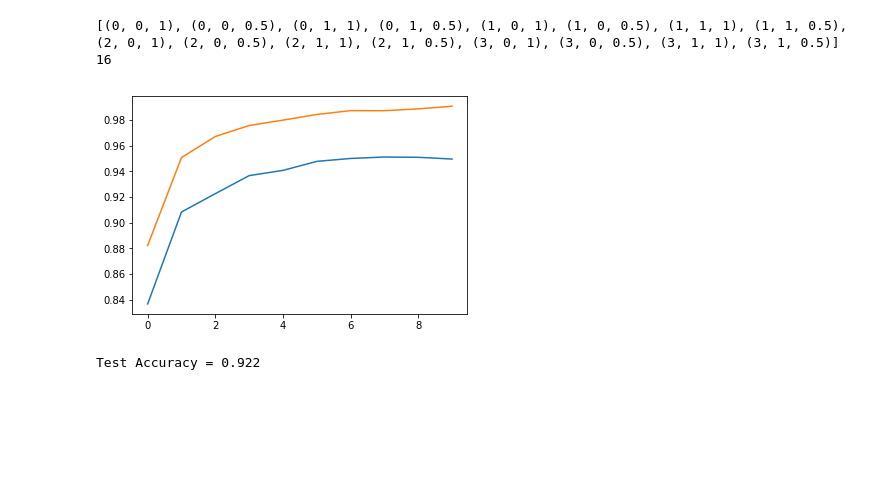
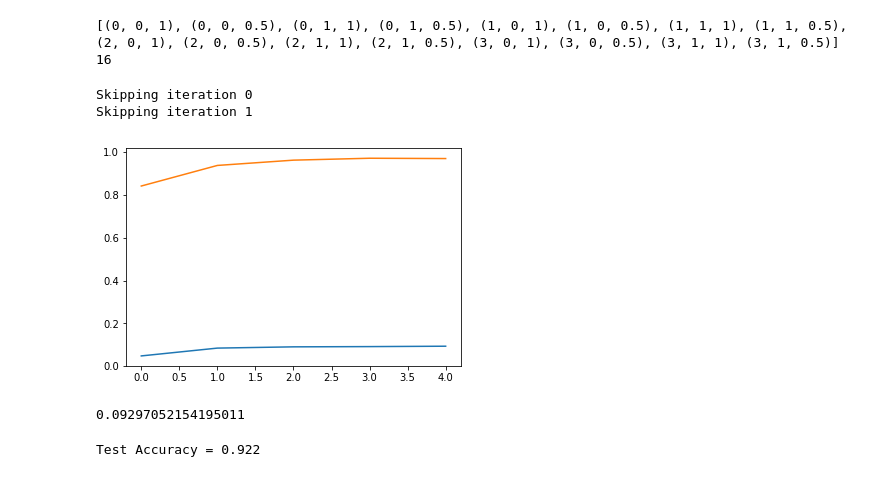
Before and after one commit to tarasovp/udacity, a Jupyter notebook: CarND-Traffic-Sign-Classifier-Project/Traffic_Sign_Classifier.ipynb, the cells around one changed output. Cells and saved outputs as stored; diff of their text form; code cells hidden in the pictures; blank space fills up the shorter version.

Commit message:
added lenet

```diff
--- a/CarND-Traffic-Sign-Classifier-Project/Traffic_Sign_Classifier.ipynb
+++ b/CarND-Traffic-Sign-Classifier-Project/Traffic_Sign_Classifier.ipynb
@@ -610,20 +610,26 @@ np.save('variants',var)
 # %% [output]
 [(0, 0, 1), (0, 0, 0.5), (0, 1, 1), (0, 1, 0.5), (1, 0, 1), (1, 0, 0.5), (1, 1, 1), (1, 1, 0.5), (2, 0, 1), (2, 0, 0.5), (2, 1, 1), (2, 1, 0.5), (3, 0, 1), (3, 0, 0.5), (3, 1, 1), (3, 1, 0.5)] 16
 # %%
-EPOCHS = 5
+EPOCHS = 50
 BATCH_SIZE = 128
 from sklearn.utils import shuffle
 import datetime
 valid_acc=np.zeros(EPOCHS, dtype=np.float)
 train_acc=np.zeros(EPOCHS, dtype=np.float)
 
-for i, (n_X, type_of_process, keep_prob_current) in enumerate(variants[:3]):
+import os
+
+for iteration, (n_X, type_of_process, keep_prob_current) in enumerate(variants):
+    if os.path.exists('res_%d.p' % iteration):
+        print ('Skipping iteration %d' % iteration)
+        continue
+
     #preprocessing
     if type_of_process==0:
         X_train, X_valid = np.array([preprocess_v2(a) for a in Xs[0]]), \
             np.array([preprocess_v2(a) for a in X_valid_copy])
     else:
-        X_train, X_valid = np.array([preprocess_v2(a) for a in Xs[0]]), \
+        X_train, X_valid = np.array([preprocess_v3(a) for a in Xs[0]]), \
             np.array([preprocess_v3(a) for a in X_valid_copy])
 
     y_train, y_valid = deepcopy(ys[0]), deepcopy(y_valid_copy)
@@ -639,7 +645,7 @@ for i, (n_X, type_of_process, keep_prob_current) in enumerate(variants[:3]):
             for offset in (range(0, num_examples, BATCH_SIZE)):
                 end = offset + BATCH_SIZE
                 batch_x, batch_y = X_train[offset:end], y_train[offset:end]
-                sess.run(training_operation, feed_dict={x: batch_x, y: batch_y, keep_prob:0.5})
+                sess.run(training_operation, feed_dict={x: batch_x, y: batch_y, keep_prob:keep_prob_current})
 
             validation_accuracy = evaluate(X_valid, y_valid)
             training_accuracy=    evaluate(X_train, y_train)
@@ -652,21 +658,28 @@ for i, (n_X, type_of_process, keep_prob_current) in enumerate(variants[:3]):
             #print("Training   Accuracy = {:.3f}".format(training_accuracy))
             #print()
 
-        saver.save(sess, './lenet_%d' % i)
+        saver.save(sess, './lenet_%d' % iteration)
 
-        f=open('res_%d.p' % i,'wb')
+        f=open('res_%d.p' % iteration,'wb')
         pickle.dump([train_acc, valid_acc, n_X, type_of_process, keep_prob_current],f, -1)
         f.close()
 
-        print("Model saved")
+        print("Model saved, best score for %d %d %f was %f" % \
+              (n_X, type_of_process, keep_prob_current,max(valid_acc)))
+# %% [output]
+Skipping iteration 0
+Skipping iteration 1
 # %%
 plt.plot(valid_acc)
 plt.plot(train_acc)
 
 
 plt.show()
+
+max(valid_acc)
 # %% [output]
-[figure, old version]
+[figure, new version]
+0.09297052154195011
 # %%
 with tf.Session() as sess:
     saver.restore(sess, tf.train.latest_checkpoint('.'))
```
Also changed, not shown: parts of 3 cells of this notebook, 11 other files.
